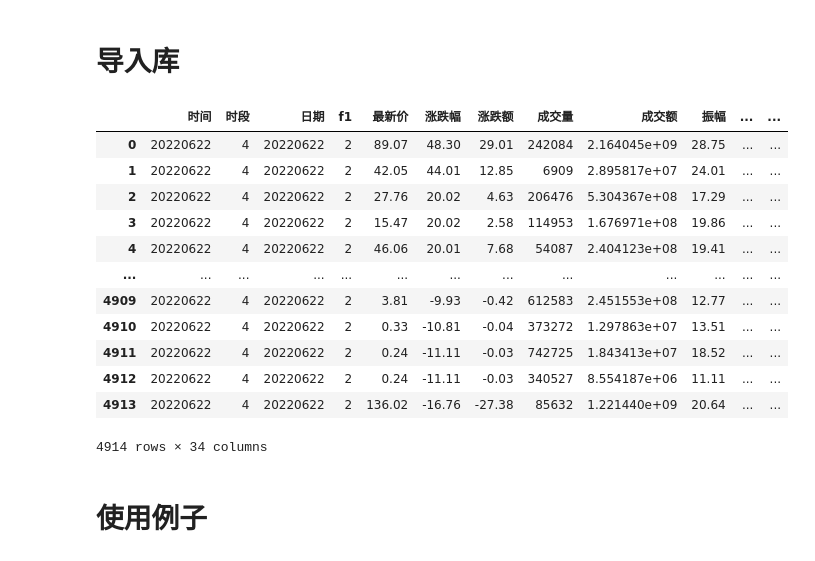
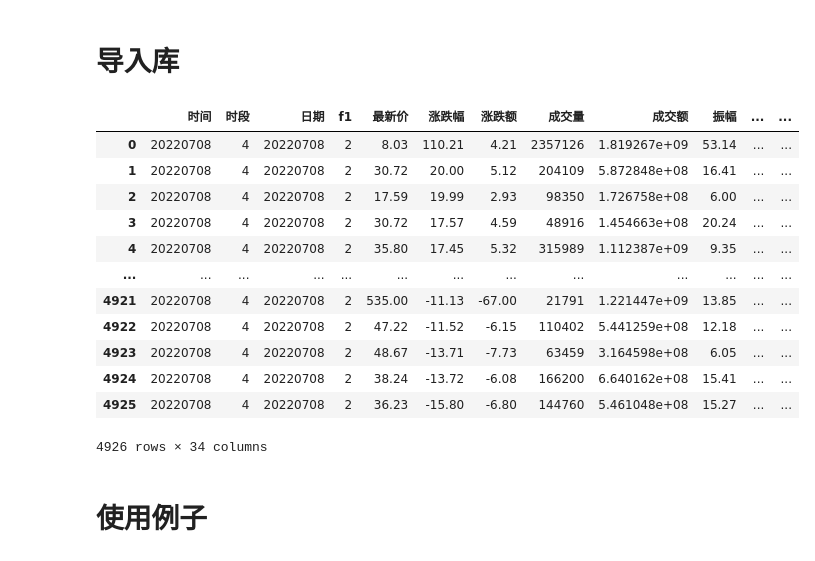
Before and after one commit to ifcheung2012/industryleader, a Jupyter notebook: stock.ipynb, the cells around one changed output. Drawn from its saved outputs; the diff is of its cells as text; code cells hidden in the pictures.

```diff
--- a/stock.ipynb
+++ b/stock.ipynb
@@ -244,44 +61,44 @@ def get_all_stock_info_daily(date: str = None) -> pd.DataFrame:
         'f2': '最新价',
         'f3': '涨跌幅',
         'f4': '涨跌额',
         'f5': '成交量',
         'f6': '成交额',
         'f7': '振幅',
         'f8': '换手率',
         'f9': '动态市盈率',
         'f23': '市净率',
         'f17': '开盘价',
         'f16': '最低价',
         'f15': '最高价',
         'f18': '昨日收盘价'
     }
     items = jsonpath(response.json(), '$..diff[:]')
     if not items:
         df = pd.DataFrame(
             columns=['日期']+list(fields.values())+['时间', '时段'])
         return df
     df = pd.DataFrame(items)
     dd = df.rename(columns=fields)
     dd.insert(0, '日期', date)
     dd.insert(0, '时段', 4)
     dd.insert(0, '时间', date)
 
     return dd
 
-df= get_all_stock_info_daily('20220622')
+df= get_all_stock_info_daily('20220708')
 df
 # %% [output]
 |  | 时间 | 时段 | 日期 | f1 | 最新价 | 涨跌幅 | 涨跌额 | 成交量 | 成交额 | 振幅 | ... | ... |
-| 0 | 20220622 | 4 | 20220622 | 2 | 89.07 | 48.30 | 29.01 | 242084 | 2.164045e+09 | 28.75 | ... | ... |
-| 1 | 20220622 | 4 | 20220622 | 2 | 42.05 | 44.01 | 12.85 | 6909 | 2.895817e+07 | 24.01 | ... | ... |
-| 2 | 20220622 | 4 | 20220622 | 2 | 27.76 | 20.02 | 4.63 | 206476 | 5.304367e+08 | 17.29 | ... | ... |
-| 3 | 20220622 | 4 | 20220622 | 2 | 15.47 | 20.02 | 2.58 | 114953 | 1.676971e+08 | 19.86 | ... | ... |
-| 4 | 20220622 | 4 | 20220622 | 2 | 46.06 | 20.01 | 7.68 | 54087 | 2.404123e+08 | 19.41 | ... | ... |
+| 0 | 20220708 | 4 | 20220708 | 2 | 8.03 | 110.21 | 4.21 | 2357126 | 1.819267e+09 | 53.14 | ... | ... |
+| 1 | 20220708 | 4 | 20220708 | 2 | 30.72 | 20.00 | 5.12 | 204109 | 5.872848e+08 | 16.41 | ... | ... |
+| 2 | 20220708 | 4 | 20220708 | 2 | 17.59 | 19.99 | 2.93 | 98350 | 1.726758e+08 | 6.00 | ... | ... |
+| 3 | 20220708 | 4 | 20220708 | 2 | 30.72 | 17.57 | 4.59 | 48916 | 1.454663e+08 | 20.24 | ... | ... |
+| 4 | 20220708 | 4 | 20220708 | 2 | 35.80 | 17.45 | 5.32 | 315989 | 1.112387e+09 | 9.35 | ... | ... |
 | ... | ... | ... | ... | ... | ... | ... | ... | ... | ... | ... | ... | ... |
-| 4909 | 20220622 | 4 | 20220622 | 2 | 3.81 | -9.93 | -0.42 | 612583 | 2.451553e+08 | 12.77 | ... | ... |
-| 4910 | 20220622 | 4 | 20220622 | 2 | 0.33 | -10.81 | -0.04 | 373272 | 1.297863e+07 | 13.51 | ... | ... |
-| 4911 | 20220622 | 4 | 20220622 | 2 | 0.24 | -11.11 | -0.03 | 742725 | 1.843413e+07 | 18.52 | ... | ... |
-| 4912 | 20220622 | 4 | 20220622 | 2 | 0.24 | -11.11 | -0.03 | 340527 | 8.554187e+06 | 11.11 | ... | ... |
-| 4913 | 20220622 | 4 | 20220622 | 2 | 136.02 | -16.76 | -27.38 | 85632 | 1.221440e+09 | 20.64 | ... | ... |
+| 4921 | 20220708 | 4 | 20220708 | 2 | 535.00 | -11.13 | -67.00 | 21791 | 1.221447e+09 | 13.85 | ... | ... |
+| 4922 | 20220708 | 4 | 20220708 | 2 | 47.22 | -11.52 | -6.15 | 110402 | 5.441259e+08 | 12.18 | ... | ... |
+| 4923 | 20220708 | 4 | 20220708 | 2 | 48.67 | -13.71 | -7.73 | 63459 | 3.164598e+08 | 6.05 | ... | ... |
+| 4924 | 20220708 | 4 | 20220708 | 2 | 38.24 | -13.72 | -6.08 | 166200 | 6.640162e+08 | 15.41 | ... | ... |
+| 4925 | 20220708 | 4 | 20220708 | 2 | 36.23 | -15.80 | -6.80 | 144760 | 5.461048e+08 | 15.27 | ... | ... |
-4914 rows × 34 columns
+4926 rows × 34 columns
 # %%
```
Also changed, not shown: parts of 10 cells of this notebook, 9 other files.
